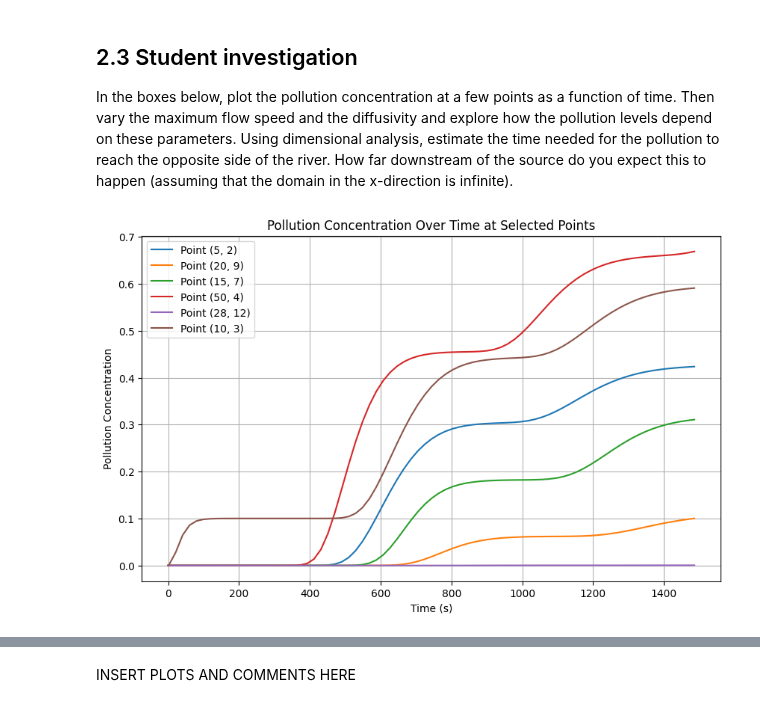
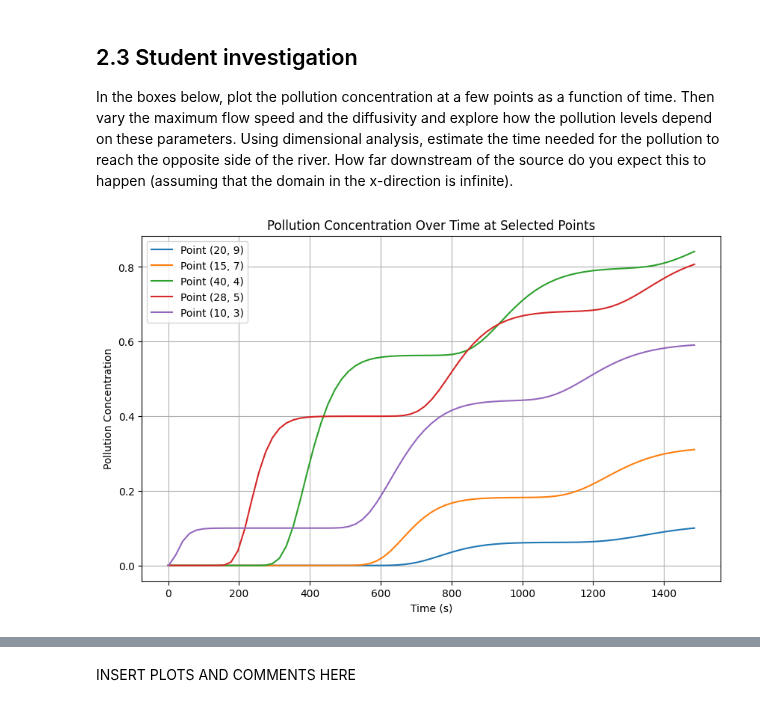
Before and after one commit to Zero-Rae/QCES123, a Jupyter notebook: Project2_transport.ipynb, the cells around one changed output, grey strips where cells are left out. Cells and saved outputs as stored; diff of their text form; code cells hidden in the pictures.

```diff
--- a/Project2_transport.ipynb
+++ b/Project2_transport.ipynb
@@ -637,29 +645,29 @@ INFO:matplotlib.animation:MovieWriter._run: running command: ffmpeg -f rawvideo
 In the boxes below, plot the pollution concentration at a few points as a function of time. Then vary the maximum flow speed and the diffusivity and explore how the pollution levels depend on these parameters. Using dimensional analysis, estimate the time needed for the pollution to reach the opposite side of the river. How far downstream of the source do you expect this to happen (assuming that the domain in the x-direction is infinite).
 # %%
 # Extract and store pollution concentration at the specified points
-points = [(5, 2), (20, 9), (15, 7), (50, 4), (28, 12), (10, 3)]
+points = [(20, 9), (15, 7), (40, 4), (28, 5), (10, 3)]
 c_time_series = {point: [] for point in points}
 
 for n, c_field in enumerate(c_save):
     for point in points:
         px, py = point
         # Find the nearest grid indices for the point
         x_idx = np.argmin(np.abs(x[:, 0] - px))
         y_idx = np.argmin(np.abs(y[0, :] - py))
         c_time_series[point].append(c_field[x_idx, y_idx])
 
 # Plot pollution concentration over time for all selected points
 plt.figure(figsize=(10, 6))
 for point, c_values in c_time_series.items():
     plt.plot(t_save, c_values, label=f"Point {point}")
 plt.xlabel("Time (s)")
 plt.ylabel("Pollution Concentration")
 plt.title("Pollution Concentration Over Time at Selected Points")
 plt.legend()
 plt.grid()
 plt.show()
 # %% [output]
-[figure, old version]
+[figure, new version]
 # %%
 #@title #Change U0 and kappa
 import numpy as np
```
Also changed, not shown: parts of 6 cells of this notebook.
